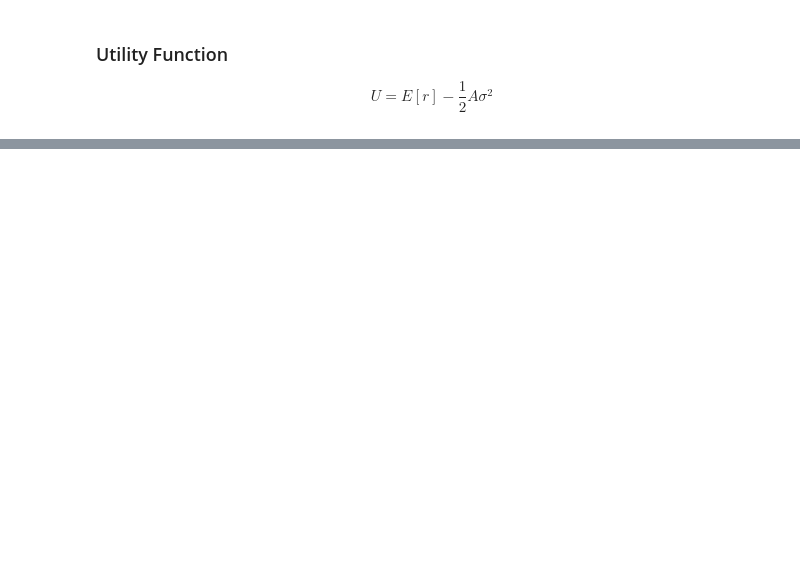
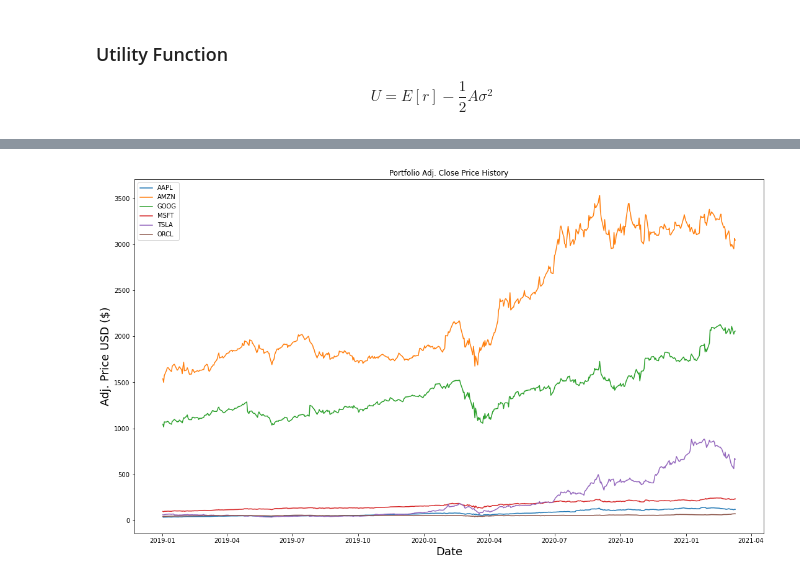
Before and after one commit to Yurik322/EDA-and-test-for-stationary, a Jupyter notebook: UPGRADE/Portfolio.ipynb, the cells around one changed output, grey strips where cells are left out. Saved outputs shown, nothing was run; the diff lists cells and outputs as text; code cells hidden in the pictures; blank space fills up the shorter version.

```diff
--- a/UPGRADE/Portfolio.ipynb
+++ b/UPGRADE/Portfolio.ipynb
@@ -606,0 +647,14 @@ portfolio
+# %%
+df = pd.read_csv(r'..\UPGRADE\techlist1.csv')
+
+df['Date'] = pd.to_datetime(df['Date'])
+# Set the date as index
+df = df.set_index('Date')
+
+# Select the proper time period for daily aggreagation
+# When mean() problem, because NAN shares on weekends(miss data)
+# df = df['2016-01-02':'2020-12-05'].resample('D').sum()
+df.head()
+
+# df=df.dropna()
+# pd.isnull(df).sum()
@@ -606,0 +669,22 @@ portfolio
+# %%
+# Vizually show the stock/portfolio
+title = 'Portfolio Adj. Close Price History'
+
+# Get the stocks
+my_stocks = df
+
+# Create and plot the graph
+plt.figure(figsize=(18.2, 10.5))
+for c in my_stocks.columns.values:
+    plt.plot(my_stocks[c], label = c)
+
+
+
+# plt.plot(df)
+plt.title(title)
+plt.xlabel('Date', fontsize = 18)
+plt.ylabel('Adj. Price USD ($)', fontsize = 18)
+plt.legend(my_stocks.columns.values, loc = 'upper left')
+plt.show()
+# %% [output]
+[figure, added]
```
Also changed, not shown: parts of 50 cells of this notebook, 1 other file.
